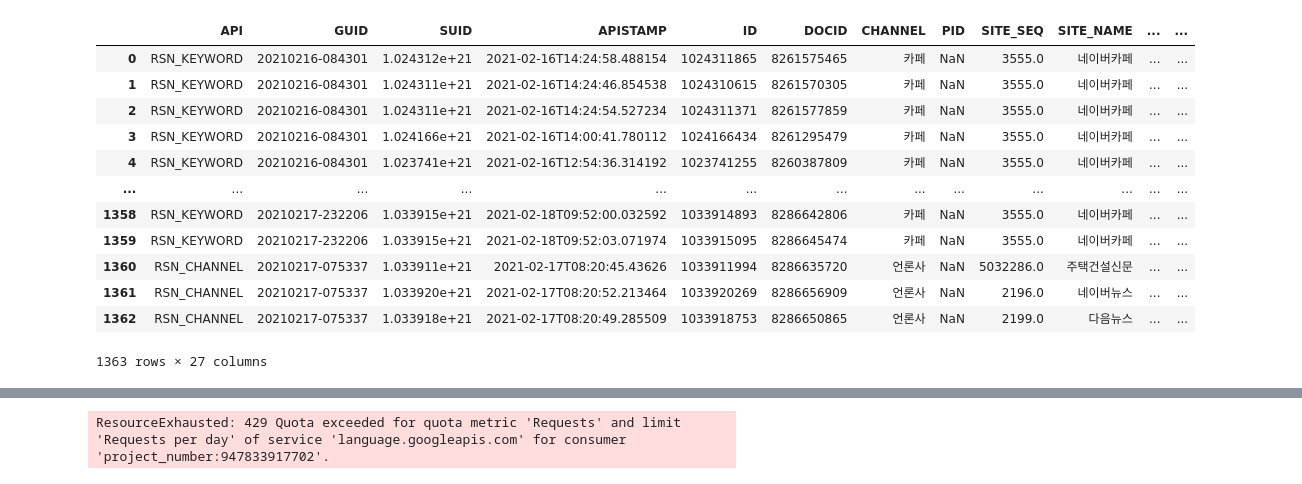
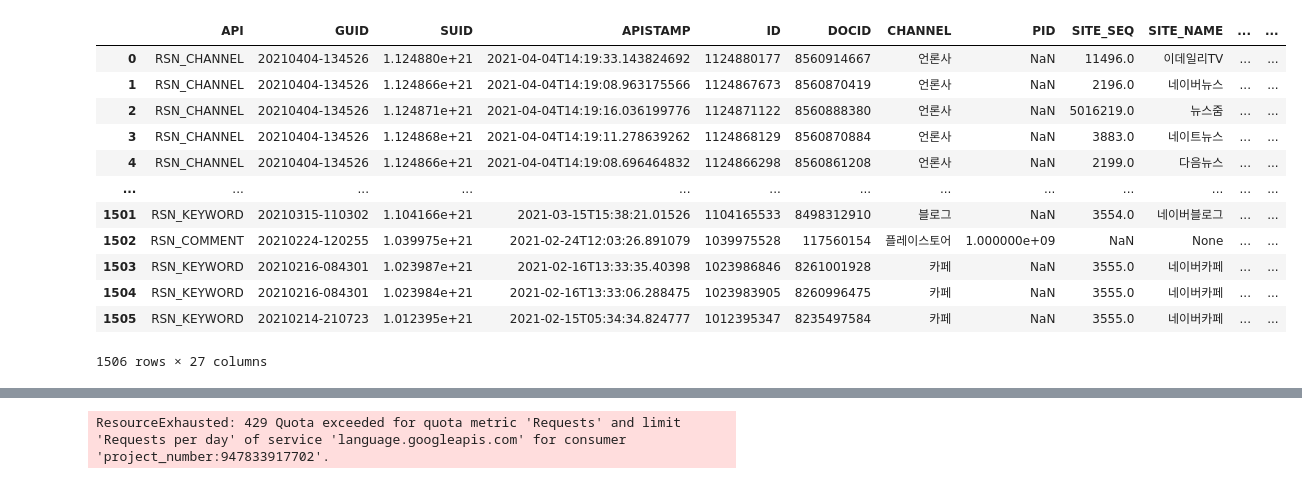
Before and after one commit to jiwookseo/natural_language_analysis, a Jupyter notebook: analyze_test.ipynb, the cells around one changed output, grey strips where cells are left out. Cells and saved outputs as stored; diff of their text form; code cells hidden in the pictures.

```diff
--- a/analyze_test.ipynb
+++ b/analyze_test.ipynb
@@ -2,20 +2,20 @@
 from gcp_nlp import Tda
 # %%
 import pandas as pd
-df = pd.read_json('~/Desktop/results-20210402-135602.json')
+df = pd.read_json('~/Desktop/results-20210405-090022.json')
 df
 # %% [output]
 |  | API | GUID | SUID | APISTAMP | ID | DOCID | CHANNEL | PID | SITE_SEQ | SITE_NAME | ... | ... |
-| 0 | RSN_KEYWORD | 20210216-084301 | 1.024312e+21 | 2021-02-16T14:24:58.488154 | 1024311865 | 8261575465 | 카페 | NaN | 3555.0 | 네이버카페 | ... | ... |
-| 1 | RSN_KEYWORD | 20210216-084301 | 1.024311e+21 | 2021-02-16T14:24:46.854538 | 1024310615 | 8261570305 | 카페 | NaN | 3555.0 | 네이버카페 | ... | ... |
-| 2 | RSN_KEYWORD | 20210216-084301 | 1.024311e+21 | 2021-02-16T14:24:54.527234 | 1024311371 | 8261577859 | 카페 | NaN | 3555.0 | 네이버카페 | ... | ... |
-| 3 | RSN_KEYWORD | 20210216-084301 | 1.024166e+21 | 2021-02-16T14:00:41.780112 | 1024166434 | 8261295479 | 카페 | NaN | 3555.0 | 네이버카페 | ... | ... |
-| 4 | RSN_KEYWORD | 20210216-084301 | 1.023741e+21 | 2021-02-16T12:54:36.314192 | 1023741255 | 8260387809 | 카페 | NaN | 3555.0 | 네이버카페 | ... | ... |
+| 0 | RSN_CHANNEL | 20210404-134526 | 1.124880e+21 | 2021-04-04T14:19:33.143824692 | 1124880177 | 8560914667 | 언론사 | NaN | 11496.0 | 이데일리TV | ... | ... |
+| 1 | RSN_CHANNEL | 20210404-134526 | 1.124866e+21 | 2021-04-04T14:19:08.963175566 | 1124867673 | 8560870419 | 언론사 | NaN | 2196.0 | 네이버뉴스 | ... | ... |
+| 2 | RSN_CHANNEL | 20210404-134526 | 1.124871e+21 | 2021-04-04T14:19:16.036199776 | 1124871122 | 8560888380 | 언론사 | NaN | 5016219.0 | 뉴스줌 | ... | ... |
+| 3 | RSN_CHANNEL | 20210404-134526 | 1.124868e+21 | 2021-04-04T14:19:11.278639262 | 1124868129 | 8560870884 | 언론사 | NaN | 3883.0 | 네이트뉴스 | ... | ... |
+| 4 | RSN_CHANNEL | 20210404-134526 | 1.124866e+21 | 2021-04-04T14:19:08.696464832 | 1124866298 | 8560861208 | 언론사 | NaN | 2199.0 | 다음뉴스 | ... | ... |
 | ... | ... | ... | ... | ... | ... | ... | ... | ... | ... | ... | ... | ... |
-| 1358 | RSN_KEYWORD | 20210217-232206 | 1.033915e+21 | 2021-02-18T09:52:00.032592 | 1033914893 | 8286642806 | 카페 | NaN | 3555.0 | 네이버카페 | ... | ... |
-| 1359 | RSN_KEYWORD | 20210217-232206 | 1.033915e+21 | 2021-02-18T09:52:03.071974 | 1033915095 | 8286645474 | 카페 | NaN | 3555.0 | 네이버카페 | ... | ... |
-| 1360 | RSN_CHANNEL | 20210217-075337 | 1.033911e+21 | 2021-02-17T08:20:45.43626 | 1033911994 | 8286635720 | 언론사 | NaN | 5032286.0 | 주택건설신문 | ... | ... |
-| 1361 | RSN_CHANNEL | 20210217-075337 | 1.033920e+21 | 2021-02-17T08:20:52.213464 | 1033920269 | 8286656909 | 언론사 | NaN | 2196.0 | 네이버뉴스 | ... | ... |
-| 1362 | RSN_CHANNEL | 20210217-075337 | 1.033918e+21 | 2021-02-17T08:20:49.285509 | 1033918753 | 8286650865 | 언론사 | NaN | 2199.0 | 다음뉴스 | ... | ... |
+| 1501 | RSN_KEYWORD | 20210315-110302 | 1.104166e+21 | 2021-03-15T15:38:21.01526 | 1104165533 | 8498312910 | 블로그 | NaN | 3554.0 | 네이버블로그 | ... | ... |
+| 1502 | RSN_COMMENT | 20210224-120255 | 1.039975e+21 | 2021-02-24T12:03:26.891079 | 1039975528 | 117560154 | 플레이스토어 | 1.000000e+09 | NaN | None | ... | ... |
+| 1503 | RSN_KEYWORD | 20210216-084301 | 1.023987e+21 | 2021-02-16T13:33:35.40398 | 1023986846 | 8261001928 | 카페 | NaN | 3555.0 | 네이버카페 | ... | ... |
+| 1504 | RSN_KEYWORD | 20210216-084301 | 1.023984e+21 | 2021-02-16T13:33:06.288475 | 1023983905 | 8260996475 | 카페 | NaN | 3555.0 | 네이버카페 | ... | ... |
+| 1505 | RSN_KEYWORD | 20210214-210723 | 1.012395e+21 | 2021-02-15T05:34:34.824777 | 1012395347 | 8235497584 | 카페 | NaN | 3555.0 | 네이버카페 | ... | ... |
-1363 rows × 27 columns
+1506 rows × 27 columns
 # %%
```
Also changed, not shown: parts of 54 cells of this notebook.
